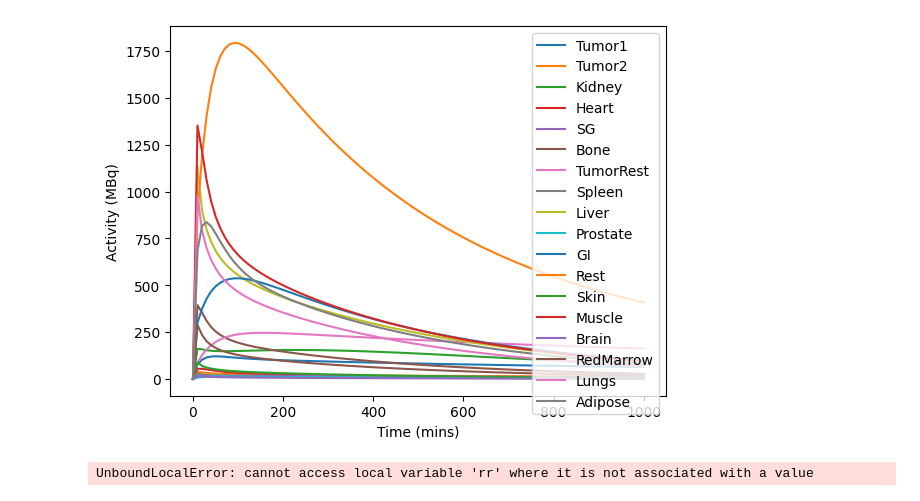
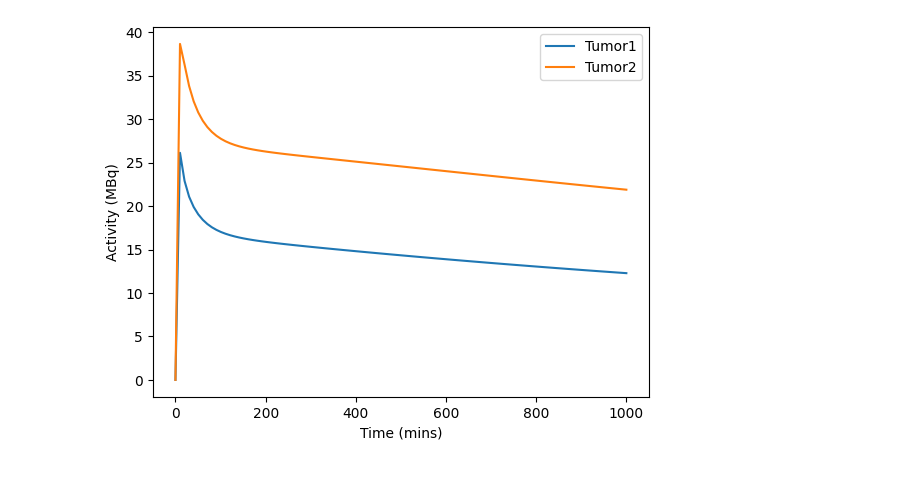
Before and after one commit to qurit/PyCNO, a Jupyter notebook: examples/example_script.ipynb, the cells around one changed output. Saved outputs shown, nothing was run; the diff lists cells and outputs as text; code cells hidden in the pictures.

```diff
--- a/examples/example_script.ipynb
+++ b/examples/example_script.ipynb
@@ -5,25 +5,25 @@ import pycno
 # %%
 compartments = {
     'Tumor1': 0.05,
     'Tumor2': 0.05
 }
 parameters = {
-    'Rden_Tumor1': 100,
-    'lambdaRel_Kidney': 0.05
+    'Rden_Tumor1': 10,
+    'lambdaRel_Kidney': 0.005
 }
 time, TACs = pycno.run_model(model_name="PSMA", stop=1000, parameters=parameters, compartments=compartments)
-plt.plot(time, TACs[0,:,:])
+plt.plot(time, TACs[0,:,:2])
 plt.legend(['Tumor1', 'Tumor2', 'Kidney', 'Heart', 'SG', 'Bone', 'TumorRest', 'Spleen', 'Liver', 'Prostate', 'GI', 'Rest', 'Skin', 'Muscle', 'Brain', 'RedMarrow', 'Lungs', 'Adipose'])
 plt.xlabel('Time (mins)')
 plt.ylabel('Activity (MBq)')
 plt.show()
 # %% [output]
-[figure, old version]
+[figure, new version]
 # %%
 swept_parameters = ['Rden_Kidney', 'Rden_Tumor1']
 swept_values = [(Rden_Kidney,Rden_Tumor1)
                 for Rden_Kidney in np.linspace(100, 500, 3)
-                for Rden_Tumor1 in np.arange(100, 500, 20)
+                for Rden_Tumor1 in np.arange(100, 500, 50)
                 ]
 
 time, TACs = pycno.run_model(
@@ -32,6 +32,4 @@ time, TACs = pycno.run_model(
     swept_parameters=swept_parameters,
     swept_values=swept_values,
 )
-# %% [output]
-UnboundLocalError: cannot access local variable 'rr' where it is not associated with a value
 # %%
```
Also changed, not shown: parts of 1 cell of this notebook, 2 other files.
